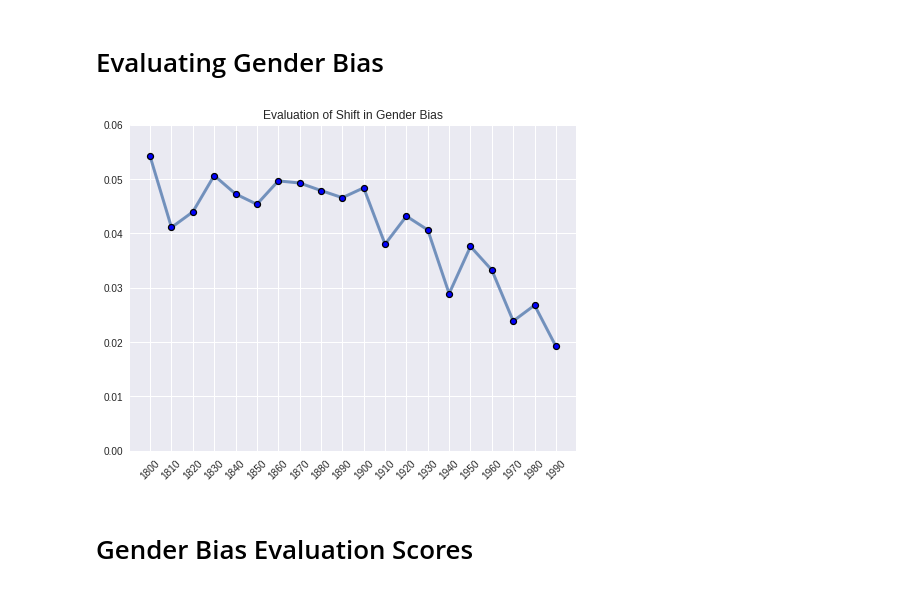
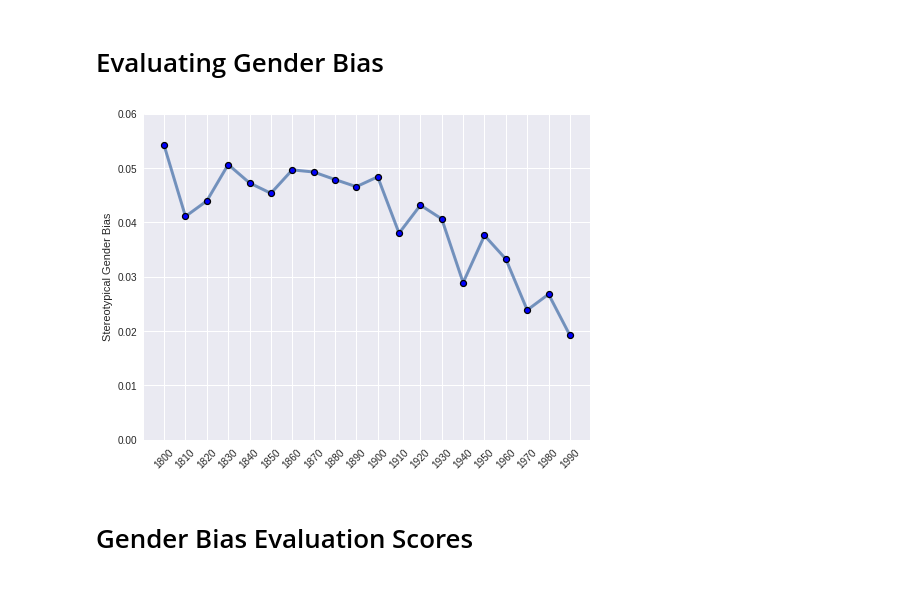
Before and after one commit to ruhulsbu/StereotypicalGenderAssociationsInLanguage, a Jupyter notebook: Stereotypical Gender Association in Language Over Time.ipynb, the cells around one changed output. Drawn from its saved outputs; the diff is of its cells as text; code cells hidden in the pictures.

Commit message:
Updating Plots

```diff
--- a/Stereotypical Gender Association in Language Over Time.ipynb
+++ b/Stereotypical Gender Association in Language Over Time.ipynb
@@ -126,35 +126,35 @@ import matplotlib.pyplot as plt
 import seaborn as sns
 sns.set()
 
 topic_bias_year, regression_params = evaluate_bias_subject_language(gender_profile_lang)
 
 topic_bias_year = np.array(topic_bias_year)
 hypothetical_score = [0.0 for i in range(len(topic_bias_year))]
 year_begin = 1800
 year_range = []
 cos_dist = []
 
 for k in range(20):
     year_range.append(year_begin)
 
     decade_score = topic_bias_year[:, k]
     dist = np.average(np.absolute(decade_score))
 
     cos_dist.append(dist)
     year_begin += 10
 
 
 plt.figure(figsize=(8, 6))
 plt.plot(cos_dist, linestyle='-', linewidth=3, alpha=0.75)
 plt.plot(cos_dist, marker='o', linestyle='-', linewidth=0.1, \
          ms=6, mfc='blue', mec='black', mew=1.25)
 plt.xticks([k for k in range(0, 20)], \
         [1800+x for x in range(0, 200, 10)], rotation=45)
 plt.ylim(0.0, 0.06)
-plt.title("Evaluation of Shift in Gender Bias")
+plt.ylabel("Stereotypical Gender Bias")
 plt.show()
 # %% [output]
-[figure, old version]
+[figure, new version]
 # %% [markdown]
 # Gender Bias Evaluation Scores
 # %%
```
Also changed, not shown: parts of 2 cells of this notebook, 2 other files.
